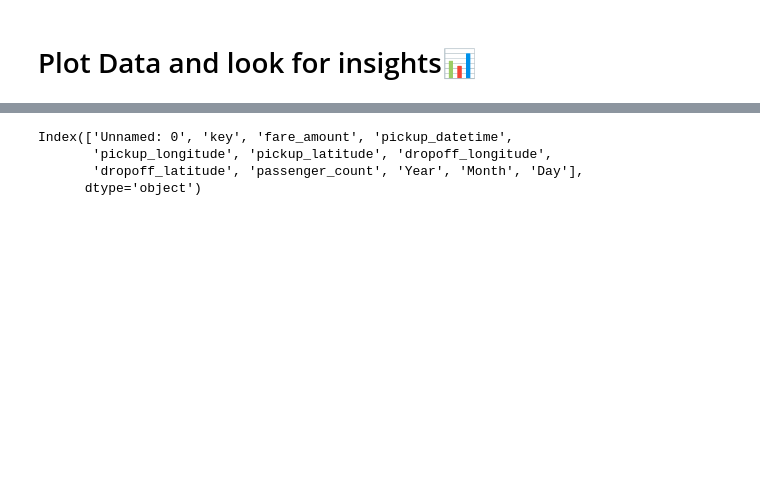
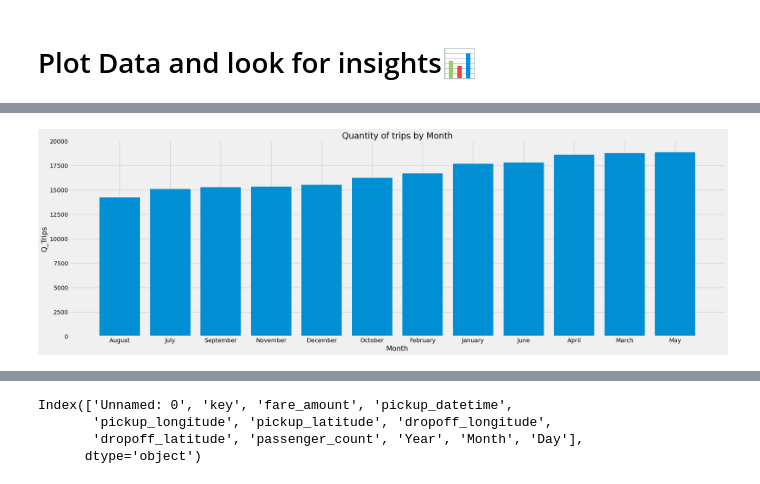
Before and after one commit to danielrodriguez007/Data_Analysis, a Jupyter notebook: Uber.ipynb, the cells around one changed output, grey strips where cells are left out. Saved outputs shown, nothing was run; the diff lists cells and outputs as text; code cells hidden in the pictures; blank space fills up the shorter version.

```diff
--- a/Uber.ipynb
+++ b/Uber.ipynb
@@ -110,0 +127,12 @@ df15 = data.query('Year=="2015"')
+# %%
+travelsm = data.groupby(['Month'])['fare_amount'].count().sort_values()
+
+plt.figure(figsize=(25,8))
+plt.bar(travelsm.index, travelsm.values)
+plt.xlabel("Month")
+plt.ylabel("Q_Trips")
+plt.ylim(0,20000)
+plt.title("Quantity of trips by Month")
+plt.show()
+# %% [output]
+[figure, added]
```
Also changed, not shown: parts of 9 cells of this notebook.
